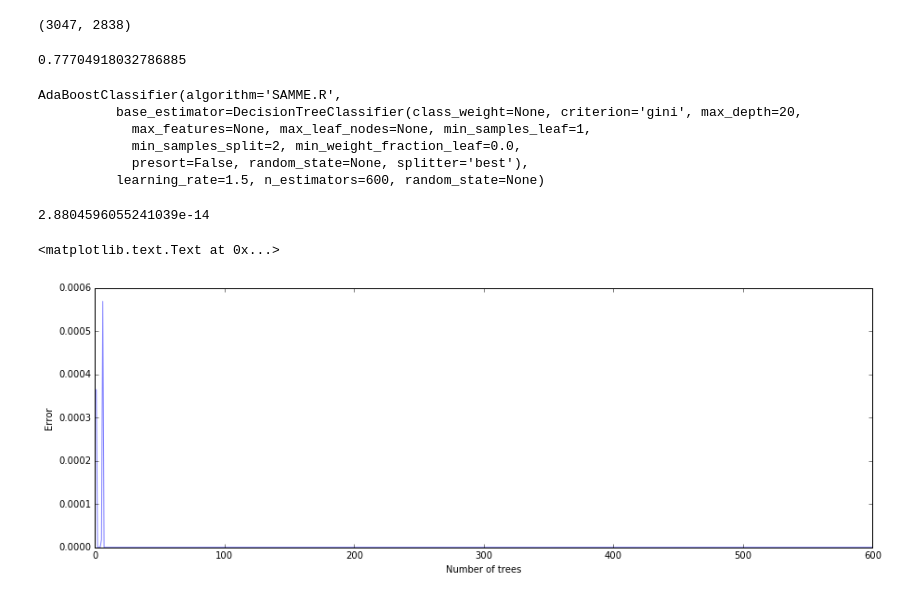
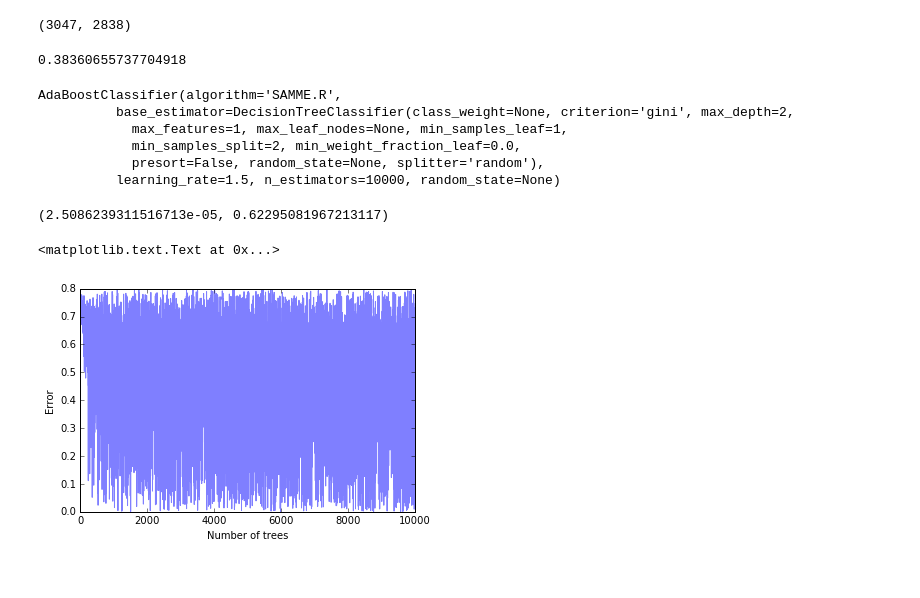
Before and after one commit to eng543/genderClassification_postScraping, a Jupyter notebook: Modeling/boosting.ipynb, the cells around one changed output. Cells and saved outputs as stored; diff of their text form; code cells hidden in the pictures.

```diff
--- a/Modeling/boosting.ipynb
+++ b/Modeling/boosting.ipynb
@@ -23,36 +24,36 @@ X_sel.shape
 (3047, 2838)
 # %%
 # alternative: PCA for dimensionality reduction
-sel = PCA()
-pca = sel.fit(X)
-print pca.explained_variance_ratio_
-X_sel = sel.fit_transform(X)
+#sel = PCA()
+#pca = sel.fit(X)
+#print pca.explained_variance_ratio_
+#X_sel = sel.fit_transform(X)
 # %%
-y_array = np.load('user_class_array_scheme2.npz')
+y_array = np.load('user_class_array.npz')
 y_np = y_array['matrix']
 y = y_np.tolist()[0]
 # %%
 X_train, X_test, y_train, y_test = train_test_split(X_sel, y, test_size=0.1,
                                                     random_state=9)
 # %%
-dt = DecisionTreeClassifier(max_depth=20)
+dt = DecisionTreeClassifier(max_depth=3, splitter='random', max_features=1)
 dt.fit(X_train, y_train)
 dt.score(X_test, y_test)
 # %% [output]
-0.77704918032786885
+0.38360655737704918
 # %%
-bdt = AdaBoostClassifier(DecisionTreeClassifier(max_depth=20),
-                        n_estimators=600,
+bdt = AdaBoostClassifier(DecisionTreeClassifier(max_depth=2, splitter='random', max_features=1),
+                        n_estimators=10000,
                         learning_rate=1.5)
 # %%
 bdt.fit(X_train, y_train)
 # %% [output]
 AdaBoostClassifier(algorithm='SAMME.R',
-          base_estimator=DecisionTreeClassifier(class_weight=None, criterion='gini', max_depth=20,
-            max_features=None, max_leaf_nodes=None, min_samples_leaf=1,
+          base_estimator=DecisionTreeClassifier(class_weight=None, criterion='gini', max_depth=2,
+            max_features=1, max_leaf_nodes=None, min_samples_leaf=1,
             min_samples_split=2, min_weight_fraction_leaf=0.0,
-            presort=False, random_state=None, splitter='best'),
-          learning_rate=1.5, n_estimators=600, random_state=None)
+            presort=False, random_state=None, splitter='random'),
+          learning_rate=1.5, n_estimators=10000, random_state=None)
 # %%
 test_errors = []
 
@@ -64,15 +65,14 @@ n_trees = len(bdt)
 estimator_errors = bdt.estimator_errors_[:n_trees]
 estimator_weights = bdt.estimator_weights_[:n_trees]
 # %%
-min(estimator_errors)
+min(estimator_errors), 1-min(test_errors)
 # %% [output]
-2.8804596055241039e-14
+(2.5086239311516713e-05, 0.62295081967213117)
 # %%
-plt.figure(figsize=(15, 5))
 plt.plot(range(1, n_trees + 1), estimator_errors, 'b', alpha=0.5)
 plt.legend()
 plt.ylabel('Error')
 plt.xlabel('Number of trees')
 # %% [output]
 <matplotlib.text.Text at 0x...>
-[figure, old version]
+[figure, new version]
```
Also changed, not shown: parts of 7 cells of this notebook, 15 other files.
